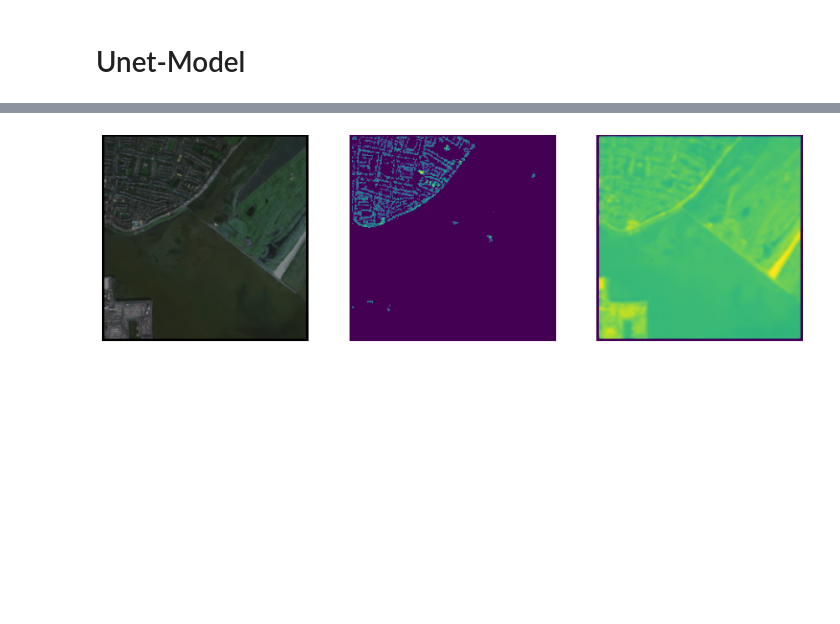
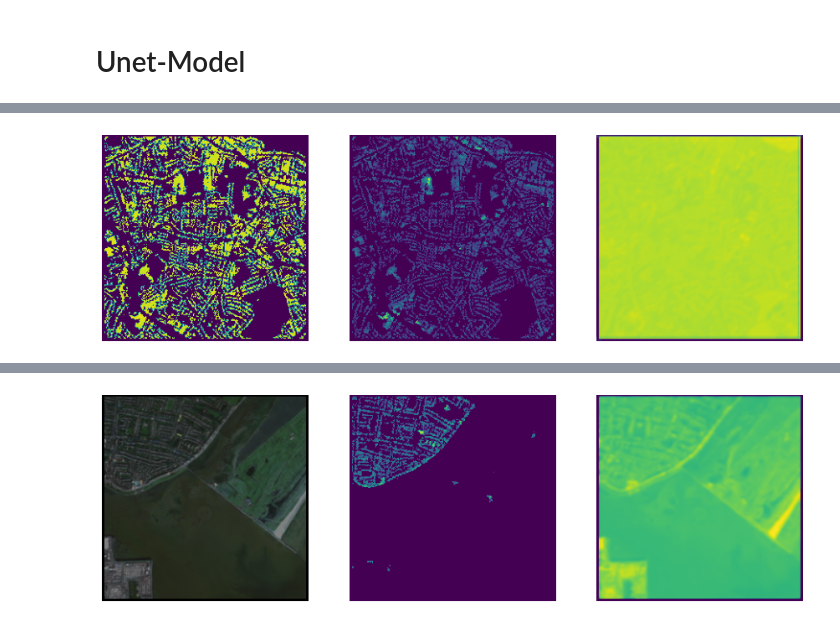
Before and after one commit to Ekeany/Ireland_building_heights, a Jupyter notebook: Modelling/Modelling/Unet_Modelling.ipynb, the cells around one changed output, grey strips where cells are left out. Drawn from its saved outputs; the diff is of its cells as text; code cells hidden in the pictures; blank space fills up the shorter version.

```diff
--- a/Modelling/Modelling/Unet_Modelling.ipynb
+++ b/Modelling/Modelling/Unet_Modelling.ipynb
@@ -323,13 +368,13 @@ def bottleneck(x, filters, kernel_size=(3, 3), padding="same", strides=1):
 
 
 
-def UNet():
+def UNet(input_size=(256,256,3)):
     '''
     defining the unet model architecture
     '''
 
     layer_nodes = [16, 32, 64, 128, 256]
-    inputs = keras.layers.Input((image_size, image_size, 3))
+    inputs = keras.layers.Input(input_size)
 
     p0 = inputs
     c1, p1 = down_block(p0, layer_nodes[0]) #128 -> 64
@@ -378,11 +456,11 @@ ________________________________________________________________________________
 # %%
 callback = keras.callbacks.EarlyStopping(monitor='loss', patience=3)
 
-unet_model.fit_generator(
-                training_generator,
-                epochs=3000,
-                validation_data=testing_generator,
-                workers=2, use_multiprocessing=False,
-                callbacks=[callback]
+unet_model.fit(
+            training_generator,
+            epochs=100,
+            validation_data=testing_generator,
+            workers=2, use_multiprocessing=False,
+            callbacks=[callback]
 )
 # %% [output]
@@ -406 +477,64 @@ Epoch 12/3000
 <tensorflow.python.keras.callbacks.History at 0x...>
+# %%
+def replace_value_with_frequency_of_occurance(array):
+
+    unique_elements, counts_elements = np.unique(array, return_counts=True)
+    mapping = dict(zip(unique_elements, counts_elements))
+
+    return np.vectorize(mapping.get)(array)
+
+
+def weighted_root_mean_squared_error(y_actual, y_pred):
+
+    y_actual = y_actual.flatten()
+    y_pred   = y_pred.flatten()
+
+    y_actual = y_actual[y_actual > 0]
+    y_pred   = y_pred[y_pred > 0]
+
+    weights = replace_value_with_frequency_of_occurance(y_actual)
+    return np.sqrt(np.sum(weights * ((y_pred - y_actual) ** 2)) / np.sum(weights))
+
+
+def visulaize_predictions(model):
+
+    augmentations_visualize = A.Compose([
+
+        # need to convert uint (0,65535) -> float (0-1)
+        A.ToFloat(max_value=65535.0),
+        #A.ToFloat(1),
+
+    ])
+
+    data  = DataGenerator(augmentations=augmentations_visualize, train=False, visualize=False).__getitem__(1)
+    preds = model.predict(data[0])
+
+    for i in range(len(data[0])):
+
+        X = data[0][i]
+        y = data[1][i]
+
+        pred = preds[i]
+        rgb_image = create_rgb_scene(X)
+        height_image = y
+
+        masked_preds = np.where(height_image > 0, pred, 0)
+
+        fig = plt.figure(figsize=(15, 15))
+
+        print(weighted_root_mean_squared_error(height_image, masked_preds))
+        ax1 = fig.add_subplot(1,3,1)
+        ax1.axis('off')
+        ax1.imshow(masked_preds)
+
+        ax2 = fig.add_subplot(1,3,2)
+        ax2.axis('off')
+        ax2.imshow(height_image)
+
+        ax3 = fig.add_subplot(1,3,3)
+        ax3.axis('off')
+        ax3.imshow(pred)
+
+
+visulaize_predictions(model=unet_model)
+# %% [output]
@@ -406,0 +546 @@ Epoch 12/3000
+[figure, added]
```
Also changed, not shown: parts of 9 cells of this notebook.
